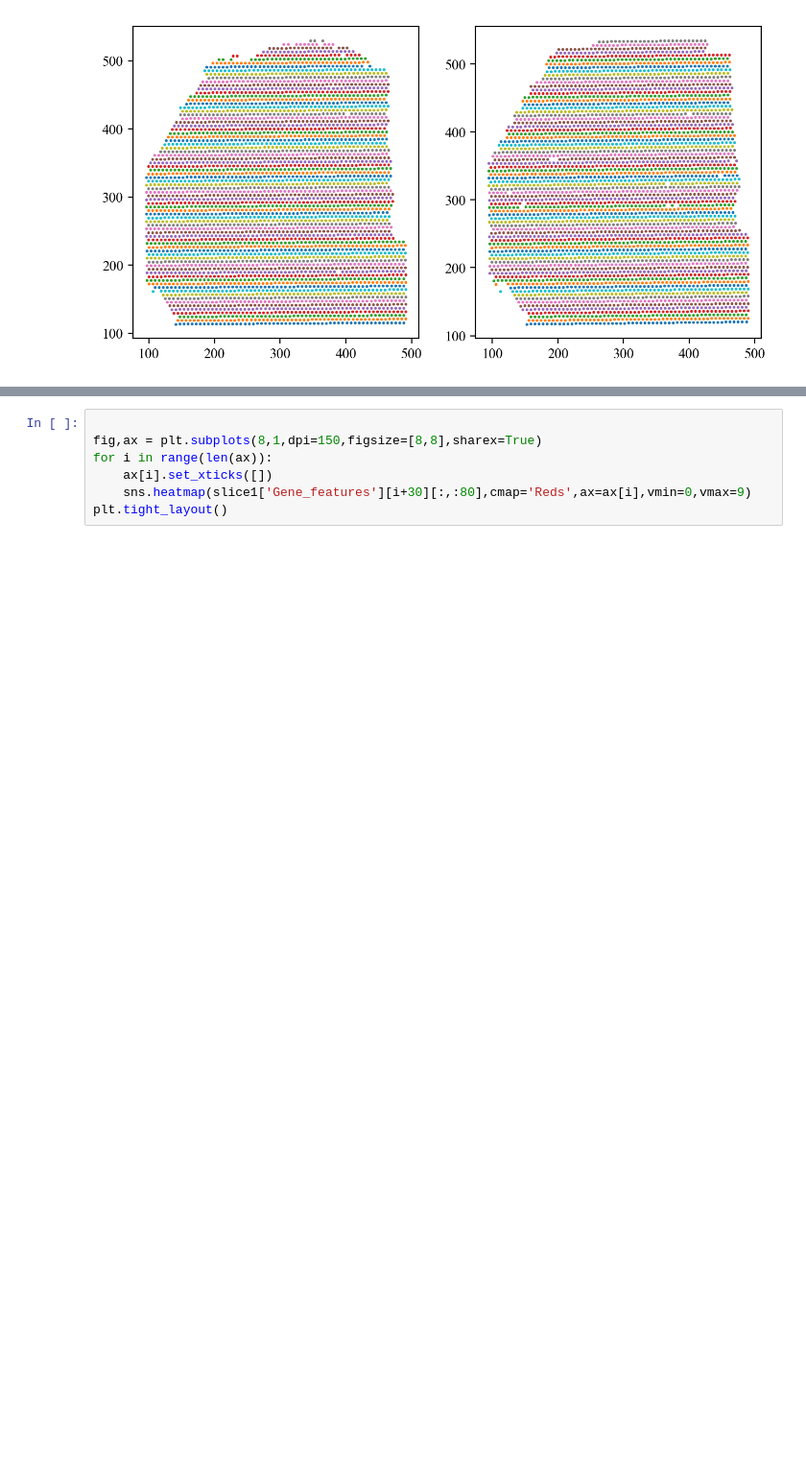
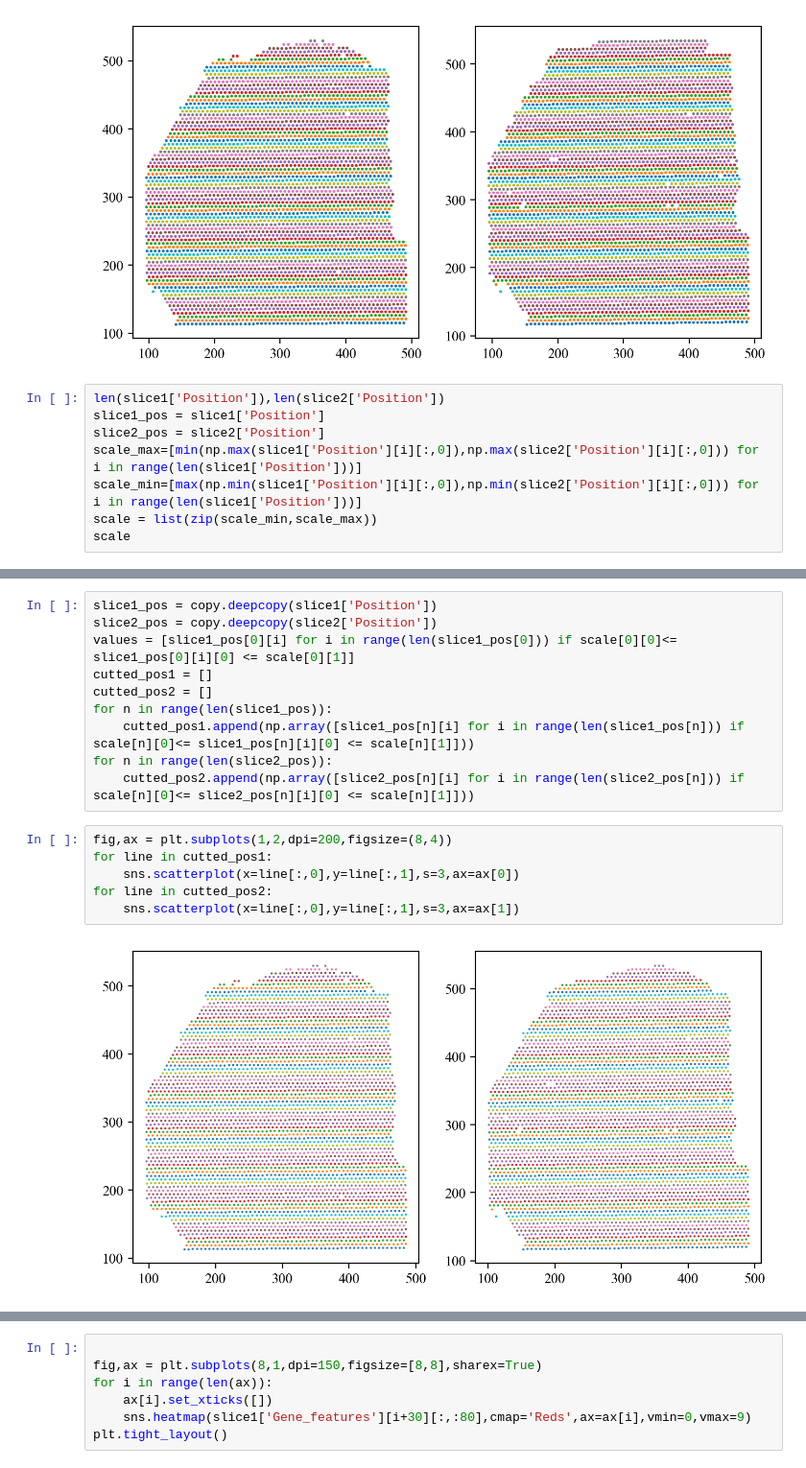
Before and after one commit to Stardust-lf/Transcriptomics, a Jupyter notebook: TestCode/main.ipynb, the cells around one changed output, grey strips where cells are left out. Shown at 96% size. Saved outputs shown, nothing was run; the diff lists cells and outputs as text; blank space fills up the shorter version.

```diff
--- a/TestCode/main.ipynb
+++ b/TestCode/main.ipynb
@@ -18,3 +33,11 @@ for line in slice2['Position']:
     sns.scatterplot(x=line[:,0],y=line[:,1],s=5,ax=ax[1])
 # %% [output]
 [figure]
+# %%
+len(slice1['Position']),len(slice2['Position'])
+slice1_pos = slice1['Position']
+slice2_pos = slice2['Position']
+scale_max=[min(np.max(slice1['Position'][i][:,0]),np.max(slice2['Position'][i][:,0])) for i in range(len(slice1['Position']))]
+scale_min=[max(np.min(slice1['Position'][i][:,0]),np.min(slice2['Position'][i][:,0])) for i in range(len(slice1['Position']))]
+scale = list(zip(scale_min,scale_max))
+scale
@@ -20,0 +62,18 @@ for line in slice2['Position']:
+# %%
+slice1_pos = copy.deepcopy(slice1['Position'])
+slice2_pos = copy.deepcopy(slice2['Position'])
+values = [slice1_pos[0][i] for i in range(len(slice1_pos[0])) if scale[0][0]<= slice1_pos[0][i][0] <= scale[0][1]]
+cutted_pos1 = []
+cutted_pos2 = []
+for n in range(len(slice1_pos)):
+    cutted_pos1.append(np.array([slice1_pos[n][i] for i in range(len(slice1_pos[n])) if scale[n][0]<= slice1_pos[n][i][0] <= scale[n][1]]))
+for n in range(len(slice2_pos)):
+    cutted_pos2.append(np.array([slice2_pos[n][i] for i in range(len(slice2_pos[n])) if scale[n][0]<= slice2_pos[n][i][0] <= scale[n][1]]))
+# %%
+fig,ax = plt.subplots(1,2,dpi=200,figsize=(8,4))
+for line in cutted_pos1:
+    sns.scatterplot(x=line[:,0],y=line[:,1],s=3,ax=ax[0])
+for line in cutted_pos2:
+    sns.scatterplot(x=line[:,0],y=line[:,1],s=3,ax=ax[1])
+# %% [output]
+[figure, added]
```
Also changed, not shown: parts of 10 cells of this notebook, 2 other files.
